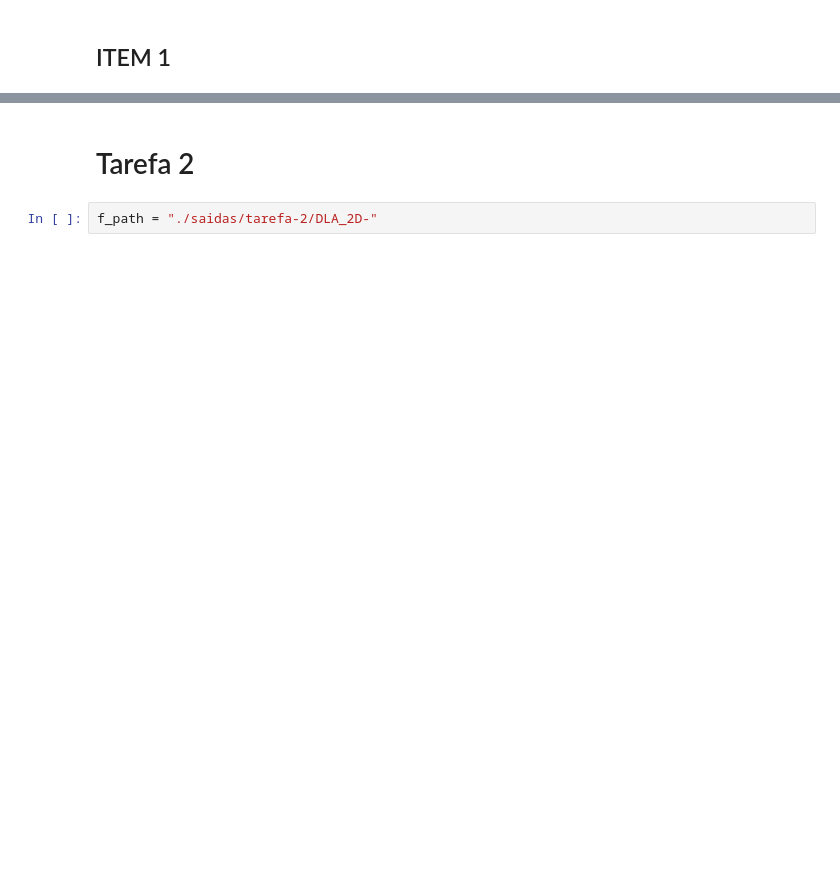
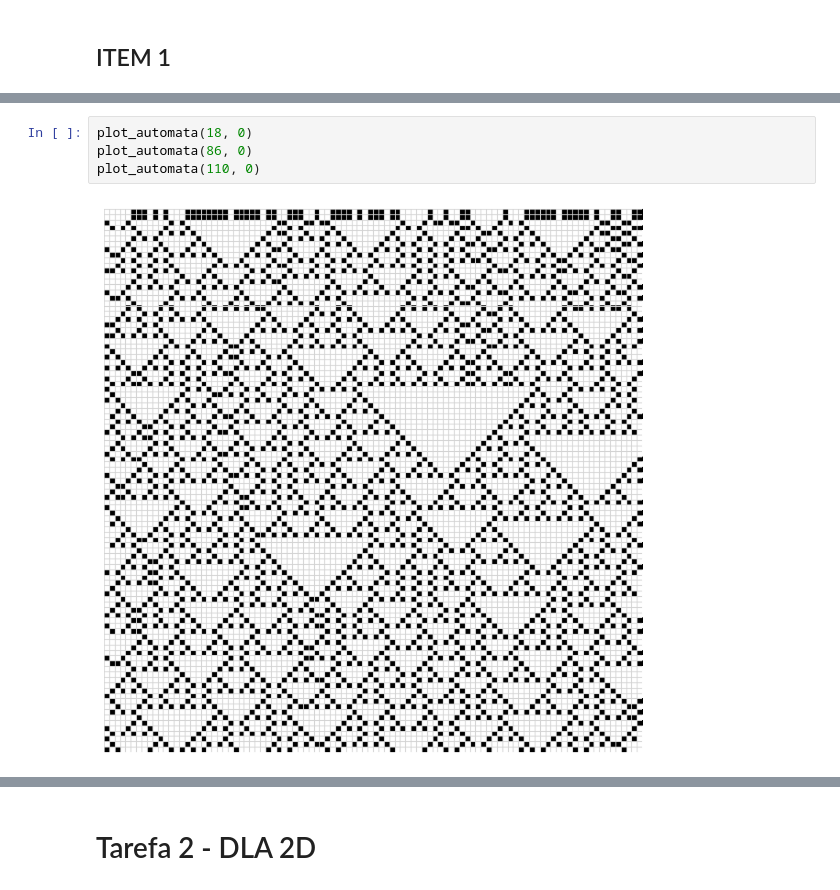
Before and after one commit to jeftersantiago/mec_estat_comp, a Jupyter notebook: projeto4/src/Graficos - Projeto 4.ipynb, the cells around one changed output, grey strips where cells are left out. Cells and saved outputs as stored; diff of their text form; blank space fills up the shorter version.

```diff
--- a/projeto4/src/Graficos - Projeto 4.ipynb
+++ b/projeto4/src/Graficos - Projeto 4.ipynb
@@ -76,0 +85,6 @@ plot_automata(254, 2)
+# %%
+plot_automata(18, 0)
+plot_automata(86, 0)
+plot_automata(110, 0)
+# %% [output]
+[figure, added]
@@ -77,4 +93,2 @@ plot_automata(254, 2)
 # %% [markdown]
-# Tarefa 2
+# Tarefa 2 - DLA 2D
-# %%
-f_path = "./saidas/tarefa-2/DLA_2D-"
```
Also changed, not shown: parts of 33 cells of this notebook, 53 other files.
